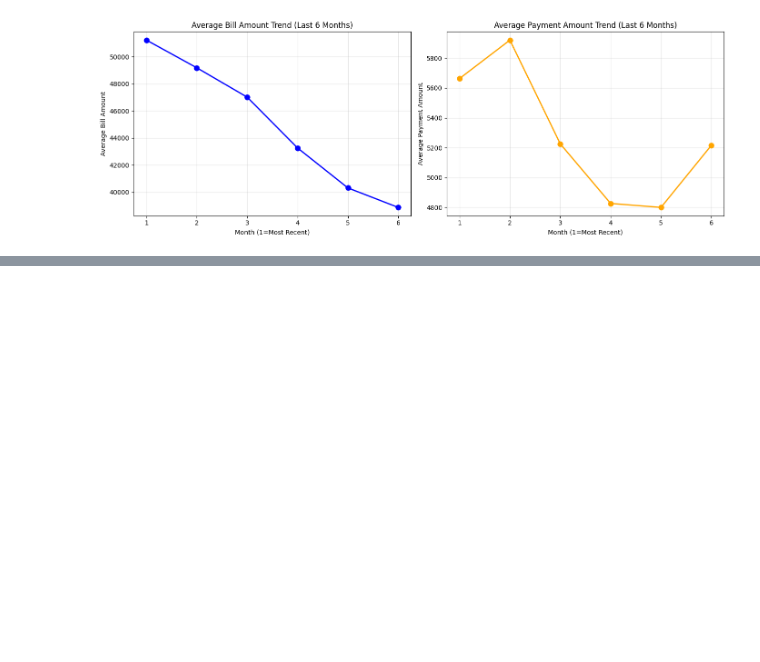
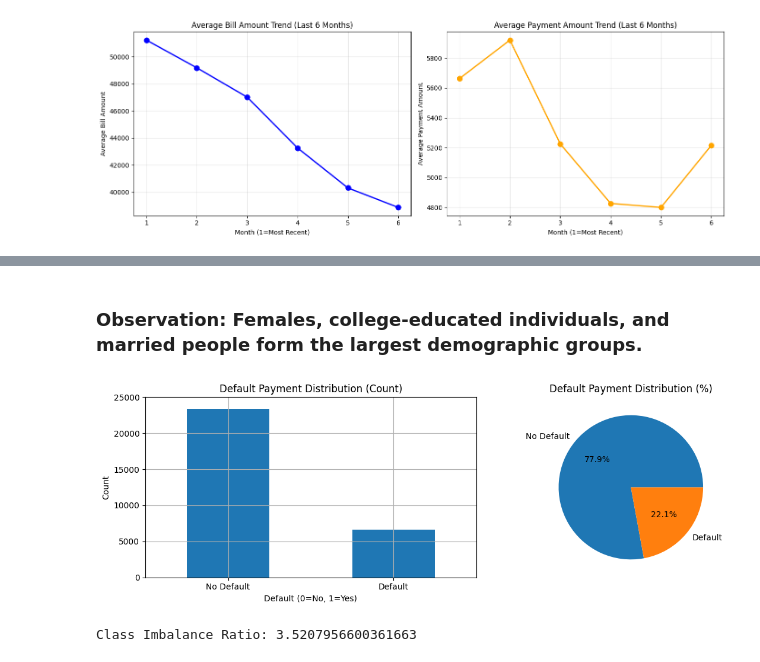
Before and after one commit to c2p-cmd/MLXBenchmark, a Jupyter notebook: src/notebooks/eda.ipynb, the cells around one changed output, grey strips where cells are left out. Cells and saved outputs as stored; diff of their text form; code cells hidden in the pictures; blank space fills up the shorter version.

```diff
--- a/src/notebooks/eda.ipynb
+++ b/src/notebooks/eda.ipynb
@@ -710,0 +294,33 @@ Number of duplicate rows: 56
+# %% [markdown]
+### **Observation:** Females, college-educated individuals, and married people form the largest demographic groups.
+# %%
+# Visualize target distribution
+fig, ax = plt.subplots(1, 2, figsize=(12, 4))
+
+# Count plot
+y.value_counts().plot(kind="bar", ax=ax[0])
+ax[0].set_title("Default Payment Distribution (Count)")
+ax[0].set_xlabel("Default (0=No, 1=Yes)")
+ax[0].set_ylabel("Count")
+ax[0].set_xticklabels(["No Default", "Default"], rotation=0)
+ax[0].set_ylim(0, 25_000)
+ax[0].grid()
+
+# Pie chart
+y.value_counts().plot(
+    kind="pie",
+    ax=ax[1],
+    autopct="%1.1f%%",
+    labels=["No Default", "Default"],
+)
+ax[1].set_ylabel("")
+ax[1].set_title("Default Payment Distribution (%)")
+
+plt.tight_layout()
+plt.show()
+
+# Check for class imbalance
+print("Class Imbalance Ratio:", y.value_counts()[0] / y.value_counts()[1])
+# %% [output]
+[figure, added]
+Class Imbalance Ratio: 3.5207956600361663
```
Also changed, not shown: parts of 53 cells of this notebook.
